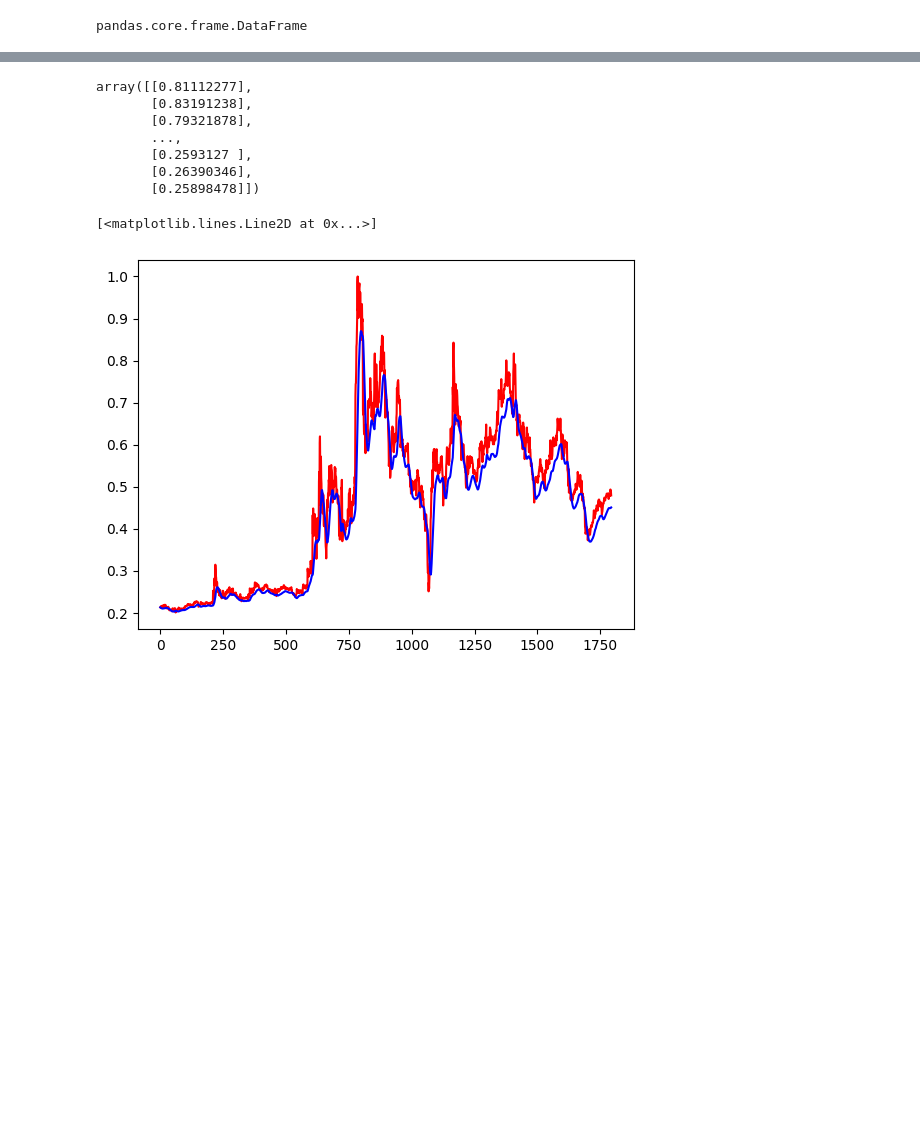
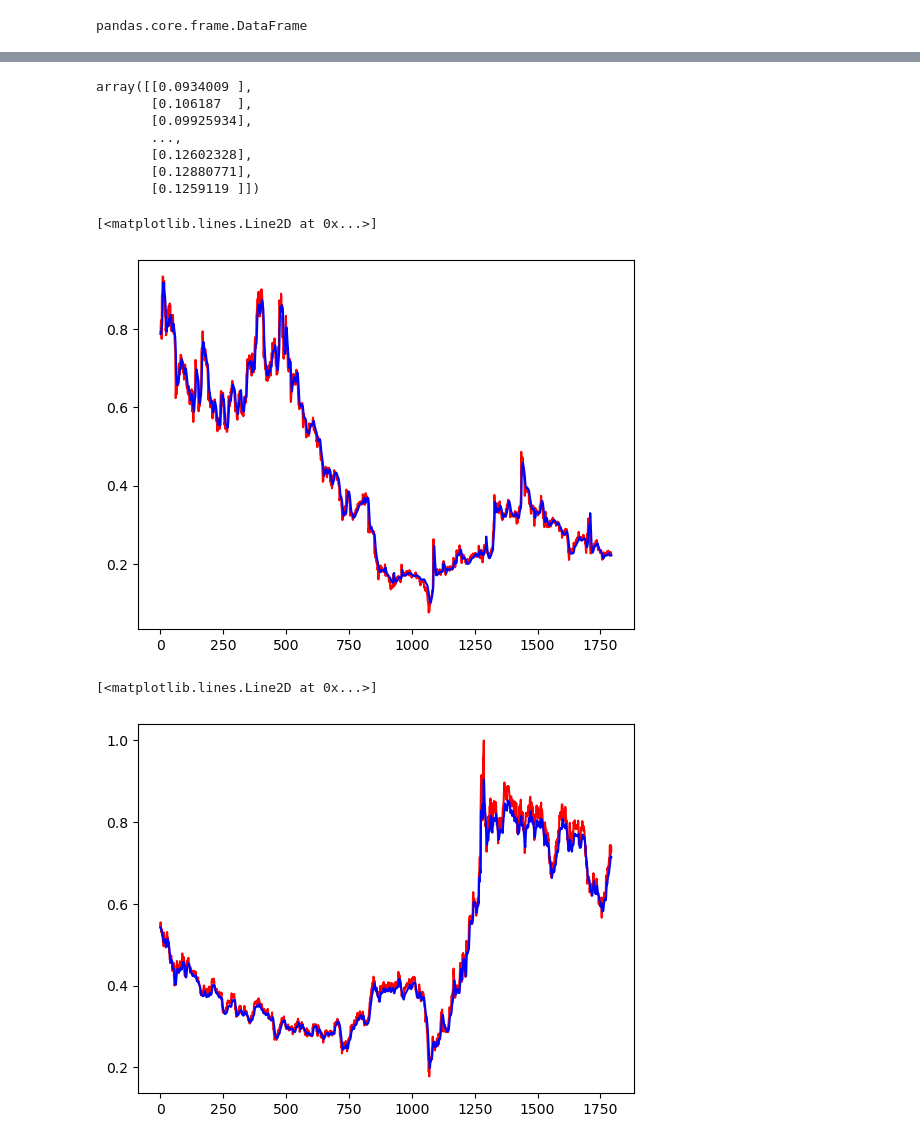
Before and after one commit to Hy-MDL/DB, a Jupyter notebook: Total_Kospi.ipynb, the cells around one changed output, grey strips where cells are left out. Drawn from its saved outputs; the diff is of its cells as text; code cells hidden in the pictures; blank space fills up the shorter version.

```diff
--- a/Total_Kospi.ipynb
+++ b/Total_Kospi.ipynb
@@ -788,16 +776,22 @@ df_Kr.reset_index(drop=True,inplace=True)
 # %%
-test_y[0]
+test_y[3][0]
 # %% [output]
-array([[0.81112277],
-       [0.83191238],
-       [0.79321878],
+array([[0.0934009 ],
+       [0.106187  ],
+       [0.09925934],
        ...,
-       [0.2593127 ],
-       [0.26390346],
-       [0.25898478]])
+       [0.12602328],
+       [0.12880771],
+       [0.1259119 ]])
 # %%
-plt.plot(test_y[3], color='red', label='real SEC stock price')
-plt.plot(pred_y[3], color='blue', label='predicted SEC stock price')
+plt.plot(test_y[11][0], color='red', label='real SEC stock price')
+plt.plot(pred_y[11][0], color='blue', label='predicted SEC stock price')
 # %% [output]
 [<matplotlib.lines.Line2D at 0x...>]
-[figure, old version]
+[figure, new version]
+# %%
+plt.plot(test_y[48][0], color='red', label='real SEC stock price')
+plt.plot(pred_y[48][0], color='blue', label='predicted SEC stock price')
+# %% [output]
+[<matplotlib.lines.Line2D at 0x...>]
+[figure, added]
```
Also changed, not shown: parts of 36 cells of this notebook, 6 other files.
